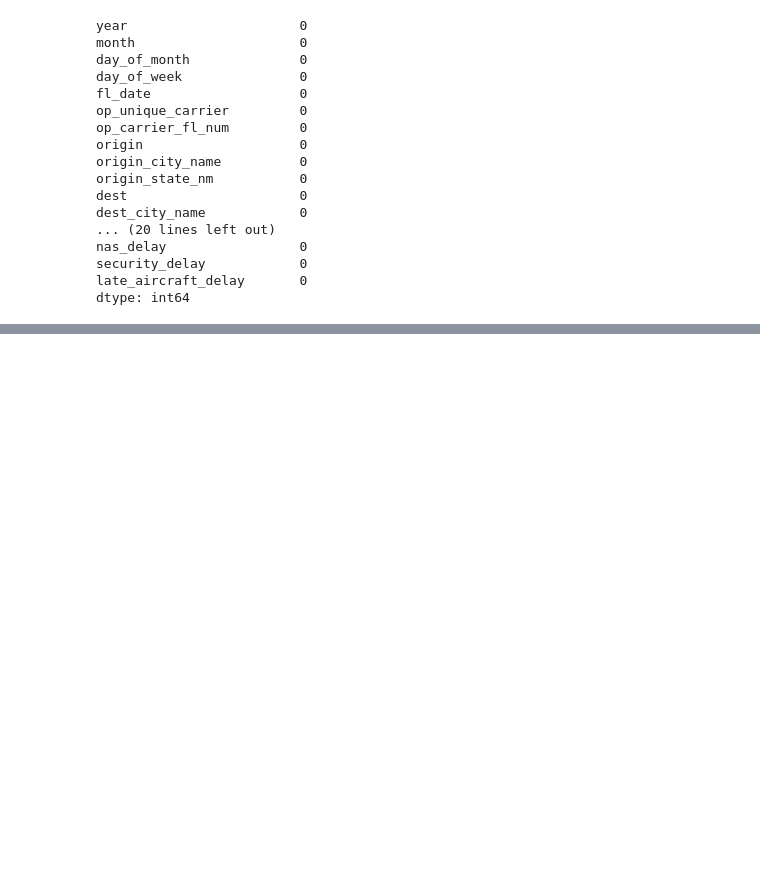
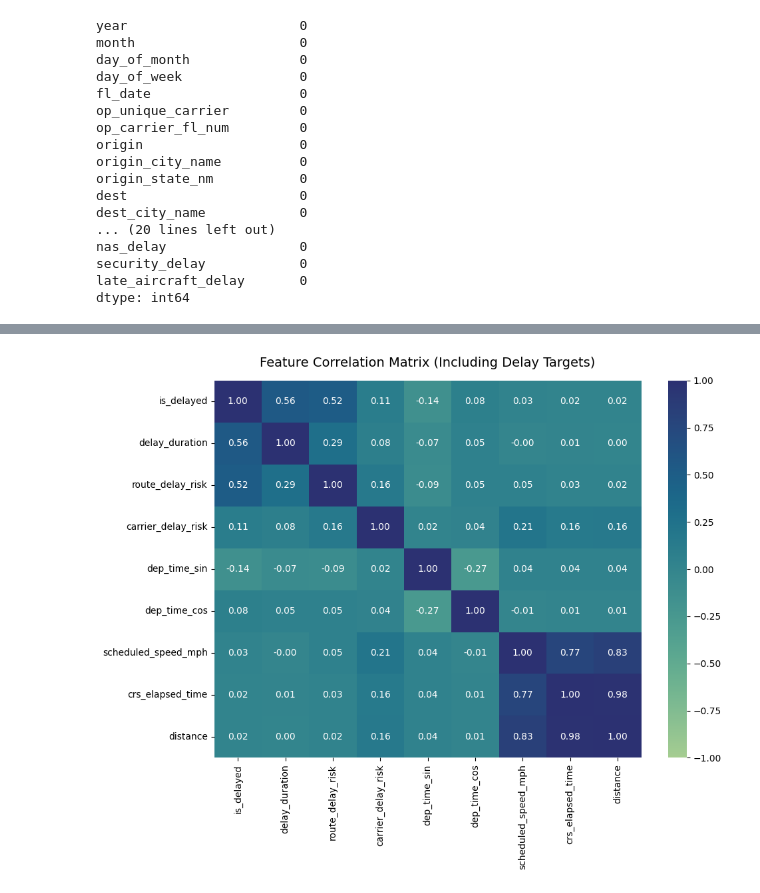
Before and after one commit to regional-specter/Dispatch, a Jupyter notebook: flight-disruption-delay-predictor.ipynb, the cells around one changed output, grey strips where cells are left out. Saved outputs shown, nothing was run; the diff lists cells and outputs as text; code cells hidden in the pictures; blank space fills up the shorter version.

```diff
--- a/flight-disruption-delay-predictor.ipynb
+++ b/flight-disruption-delay-predictor.ipynb
@@ -105,0 +250,7 @@ dtype: int64
+# %%
+# Combine Origin and Destination into a single Route identifier
+df_ml['route'] = df_ml['origin'] + '_' + df_ml['dest']
+
+# Calculate Scheduled Speed / Pace Proxy (Miles per Hour)
+# Adding 1e-5 to avoid potential division by zero
+df_ml['scheduled_speed_mph'] = df_ml['distance'] / ((df_ml['crs_elapsed_time'] + 1e-5) / 60.0)
@@ -105,0 +259,18 @@ dtype: int64
+# %%
+# Calculate mean historical delay rate per carrier and route
+global_mean = df_ml['is_delayed'].mean()
+smoothing_factor = 10  # Weight given to global mean for low-frequency categories
+
+# Carrier Risk Encoding
+carrier_stats = df_ml.groupby('op_unique_carrier')['is_delayed'].agg(['count', 'mean'])
+df_ml['carrier_delay_risk'] = df_ml['op_unique_carrier'].map(
+    (carrier_stats['count'] * carrier_stats['mean'] + smoothing_factor * global_mean) /
+    (carrier_stats['count'] + smoothing_factor)
+)
+
+# Route Risk Encoding
+route_stats = df_ml.groupby('route')['is_delayed'].agg(['count', 'mean'])
+df_ml['route_delay_risk'] = df_ml['route'].map(
+    (route_stats['count'] * route_stats['mean'] + smoothing_factor * global_mean) /
+    (route_stats['count'] + smoothing_factor)
+)
@@ -105,0 +308,18 @@ dtype: int64
+# %%
+# Select key numerical features + targets for heatmap
+heatmap_cols = [
+    'is_delayed', 'delay_duration', 'route_delay_risk',
+    'carrier_delay_risk', 'dep_time_sin', 'dep_time_cos',
+    'scheduled_speed_mph', 'crs_elapsed_time', 'distance'
+]
+
+plt.figure(figsize=(10, 8))
+corr_matrix = df_ml[heatmap_cols].corr()
+
+# Plot heatmap with annotated correlation values
+sns.heatmap(corr_matrix, annot=True, fmt=".2f", cmap='crest', vmin=-1, vmax=1)
+plt.title('Feature Correlation Matrix (Including Delay Targets)', fontsize=14, pad=15)
+plt.tight_layout()
+plt.show()
+# %% [output]
+[figure, added]
```
Also changed, not shown: parts of 29 cells of this notebook.
